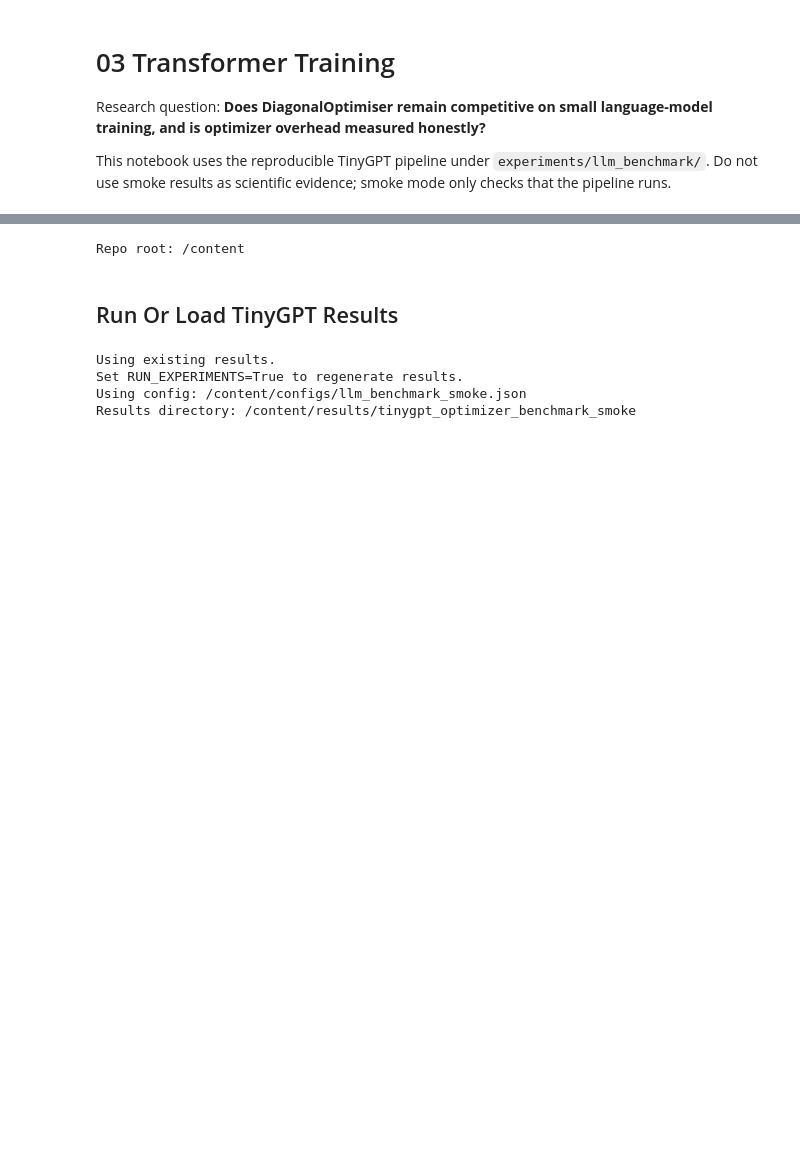
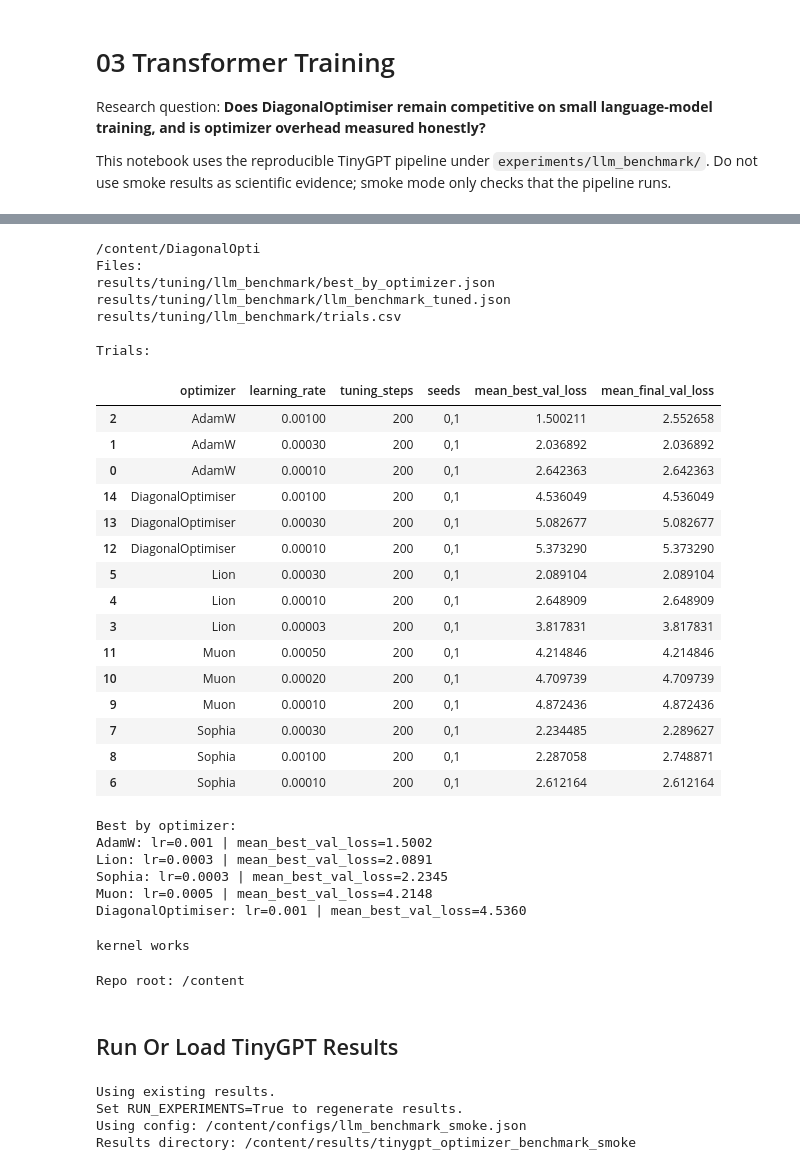
Before and after one commit to SiddharthSingh9018/DiagonalOpti, a Jupyter notebook: notebooks/03_transformer_training.ipynb, the cells around one changed output, grey strips where cells are left out. Drawn from its saved outputs; the diff is of its cells as text; code cells hidden in the pictures; blank space fills up the shorter version.

Commit message:
Add Colab tuned TinyGPT config

```diff
--- a/notebooks/03_transformer_training.ipynb
+++ b/notebooks/03_transformer_training.ipynb
@@ -7,0 +18,8 @@ Do not use smoke results as scientific evidence; smoke mode only checks that the
+# %%
+import json
+from pathlib import Path
+
+best = json.loads(Path("results/tuning/llm_benchmark/best_by_optimizer.json").read_text())
+
+for opt, row in best.items():
+    print(opt, row["learning_rate"], row["mean_best_val_loss"], row["mean_final_val_loss"])
@@ -40,3 +84,58 @@ zip error: Nothing to do! (try: zip -r tuning_results.zip . -i results/tuning/ll
+# %%
+import pandas as pd
+import json
+from pathlib import Path
+
+%cd /content/DiagonalOpti
+
+tuning_dir = Path("results/tuning/llm_benchmark")
+
+print("Files:")
+!find results/tuning/llm_benchmark -maxdepth 2 -type f | sort
+
+print("\nTrials:")
+trials = pd.read_csv(tuning_dir / "trials.csv")
+display(trials.sort_values(["optimizer", "mean_best_val_loss"]))
+
+print("\nBest by optimizer:")
+best = json.loads((tuning_dir / "best_by_optimizer.json").read_text())
+
+for opt, row in best.items():
+    print(f"{opt}: lr={row['learning_rate']} | mean_best_val_loss={row['mean_best_val_loss']:.4f}")
+# %% [output]
+/content/DiagonalOpti
+Files:
+results/tuning/llm_benchmark/best_by_optimizer.json
+results/tuning/llm_benchmark/llm_benchmark_tuned.json
+results/tuning/llm_benchmark/trials.csv
+
+Trials:
+|  | optimizer | learning_rate | tuning_steps | seeds | mean_best_val_loss | mean_final_val_loss |
+| 2 | AdamW | 0.00100 | 200 | 0,1 | 1.500211 | 2.552658 |
+| 1 | AdamW | 0.00030 | 200 | 0,1 | 2.036892 | 2.036892 |
+| 0 | AdamW | 0.00010 | 200 | 0,1 | 2.642363 | 2.642363 |
+| 14 | DiagonalOptimiser | 0.00100 | 200 | 0,1 | 4.536049 | 4.536049 |
+| 13 | DiagonalOptimiser | 0.00030 | 200 | 0,1 | 5.082677 | 5.082677 |
+| 12 | DiagonalOptimiser | 0.00010 | 200 | 0,1 | 5.373290 | 5.373290 |
+| 5 | Lion | 0.00030 | 200 | 0,1 | 2.089104 | 2.089104 |
+| 4 | Lion | 0.00010 | 200 | 0,1 | 2.648909 | 2.648909 |
+| 3 | Lion | 0.00003 | 200 | 0,1 | 3.817831 | 3.817831 |
+| 11 | Muon | 0.00050 | 200 | 0,1 | 4.214846 | 4.214846 |
+| 10 | Muon | 0.00020 | 200 | 0,1 | 4.709739 | 4.709739 |
+| 9 | Muon | 0.00010 | 200 | 0,1 | 4.872436 | 4.872436 |
+| 7 | Sophia | 0.00030 | 200 | 0,1 | 2.234485 | 2.289627 |
+| 8 | Sophia | 0.00100 | 200 | 0,1 | 2.287058 | 2.748871 |
+| 6 | Sophia | 0.00010 | 200 | 0,1 | 2.612164 | 2.612164 |
+Best by optimizer:
+AdamW: lr=0.001 | mean_best_val_loss=1.5002
+Lion: lr=0.0003 | mean_best_val_loss=2.0891
+Sophia: lr=0.0003 | mean_best_val_loss=2.2345
+Muon: lr=0.0005 | mean_best_val_loss=4.2148
+DiagonalOptimiser: lr=0.001 | mean_best_val_loss=4.5360
+# %%
+print("kernel works")
+# %% [output]
+kernel works
 # %%
 from pathlib import Path
 import json
```
Also changed, not shown: parts of 4 cells of this notebook, 2 other files.
